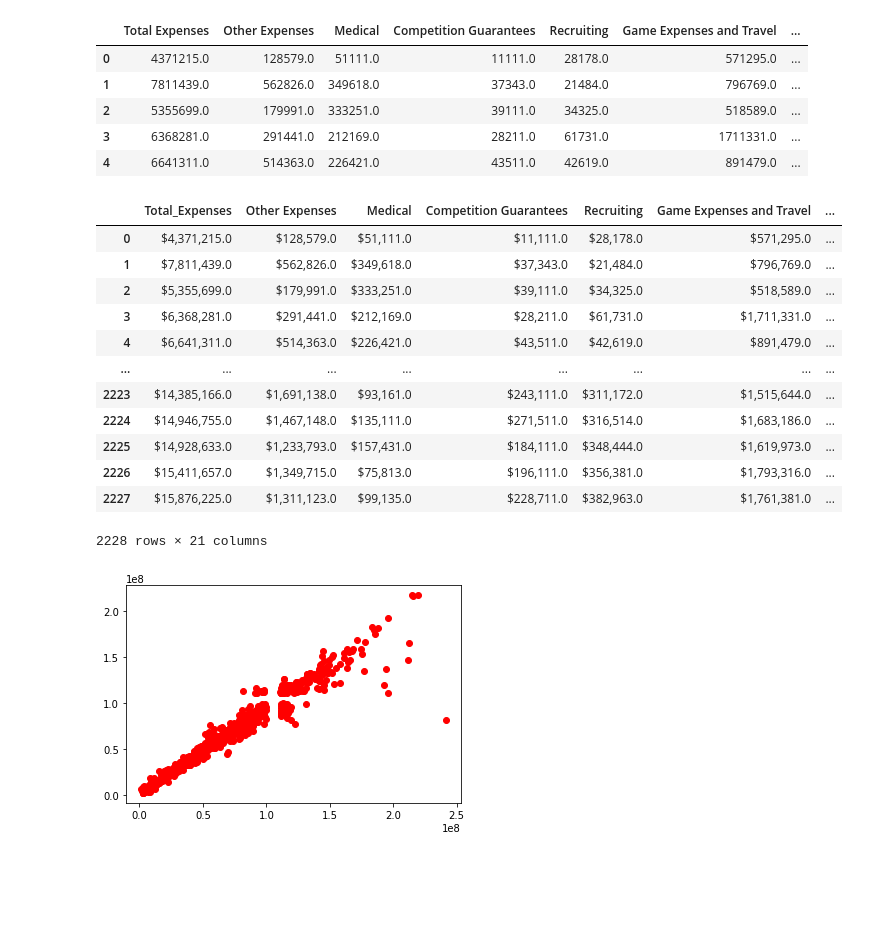
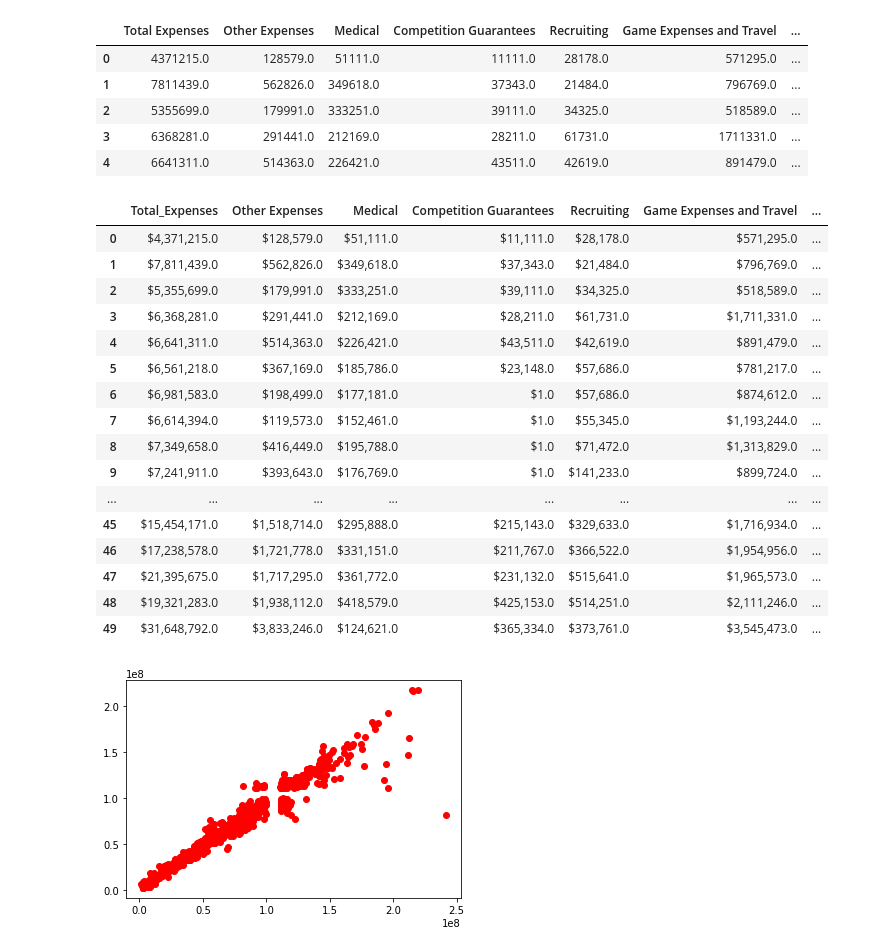
Before and after one commit to dpage02/FlutieEffect, a Jupyter notebook: Project_3/Cleaned_Resources/Expenses_MultiRegress_Model.ipynb, the cells around one changed output. Cells and saved outputs as stored; diff of their text form; code cells hidden in the pictures; blank space fills up the shorter version.

```diff
--- a/Project_3/Cleaned_Resources/Expenses_MultiRegress_Model.ipynb
+++ b/Project_3/Cleaned_Resources/Expenses_MultiRegress_Model.ipynb
@@ -24,21 +24,25 @@ df.head()
 | 4 | 6641311.0 | 514363.0 | 226421.0 | 43511.0 | 42619.0 | 891479.0 | ... |
 # %%
 df = df.rename(columns={"Total Expenses": "Total_Expenses"})
-df
+df.head(50)
 # %% [output]
 |  | Total_Expenses | Other Expenses | Medical | Competition Guarantees | Recruiting | Game Expenses and Travel | ... |
 | 0 | $4,371,215.0 | $128,579.0 | $51,111.0 | $11,111.0 | $28,178.0 | $571,295.0 | ... |
 | 1 | $7,811,439.0 | $562,826.0 | $349,618.0 | $37,343.0 | $21,484.0 | $796,769.0 | ... |
 | 2 | $5,355,699.0 | $179,991.0 | $333,251.0 | $39,111.0 | $34,325.0 | $518,589.0 | ... |
 | 3 | $6,368,281.0 | $291,441.0 | $212,169.0 | $28,211.0 | $61,731.0 | $1,711,331.0 | ... |
 | 4 | $6,641,311.0 | $514,363.0 | $226,421.0 | $43,511.0 | $42,619.0 | $891,479.0 | ... |
+| 5 | $6,561,218.0 | $367,169.0 | $185,786.0 | $23,148.0 | $57,686.0 | $781,217.0 | ... |
+| 6 | $6,981,583.0 | $198,499.0 | $177,181.0 | $1.0 | $57,686.0 | $874,612.0 | ... |
+| 7 | $6,614,394.0 | $119,573.0 | $152,461.0 | $1.0 | $55,345.0 | $1,193,244.0 | ... |
+| 8 | $7,349,658.0 | $416,449.0 | $195,788.0 | $1.0 | $71,472.0 | $1,313,829.0 | ... |
+| 9 | $7,241,911.0 | $393,643.0 | $176,769.0 | $1.0 | $141,233.0 | $899,724.0 | ... |
 | ... | ... | ... | ... | ... | ... | ... | ... |
-| 2223 | $14,385,166.0 | $1,691,138.0 | $93,161.0 | $243,111.0 | $311,172.0 | $1,515,644.0 | ... |
-| 2224 | $14,946,755.0 | $1,467,148.0 | $135,111.0 | $271,511.0 | $316,514.0 | $1,683,186.0 | ... |
-| 2225 | $14,928,633.0 | $1,233,793.0 | $157,431.0 | $184,111.0 | $348,444.0 | $1,619,973.0 | ... |
-| 2226 | $15,411,657.0 | $1,349,715.0 | $75,813.0 | $196,111.0 | $356,381.0 | $1,793,316.0 | ... |
-| 2227 | $15,876,225.0 | $1,311,123.0 | $99,135.0 | $228,711.0 | $382,963.0 | $1,761,381.0 | ... |
+| 45 | $15,454,171.0 | $1,518,714.0 | $295,888.0 | $215,143.0 | $329,633.0 | $1,716,934.0 | ... |
+| 46 | $17,238,578.0 | $1,721,778.0 | $331,151.0 | $211,767.0 | $366,522.0 | $1,954,956.0 | ... |
+| 47 | $21,395,675.0 | $1,717,295.0 | $361,772.0 | $231,132.0 | $515,641.0 | $1,965,573.0 | ... |
+| 48 | $19,321,283.0 | $1,938,112.0 | $418,579.0 | $425,153.0 | $514,251.0 | $2,111,246.0 | ... |
+| 49 | $31,648,792.0 | $3,833,246.0 | $124,621.0 | $365,334.0 | $373,761.0 | $3,545,473.0 | ... |
-2228 rows × 21 columns
 # %%
 # assigning dependent and independent variables
 
```
Also changed, not shown: parts of 3 cells of this notebook.
